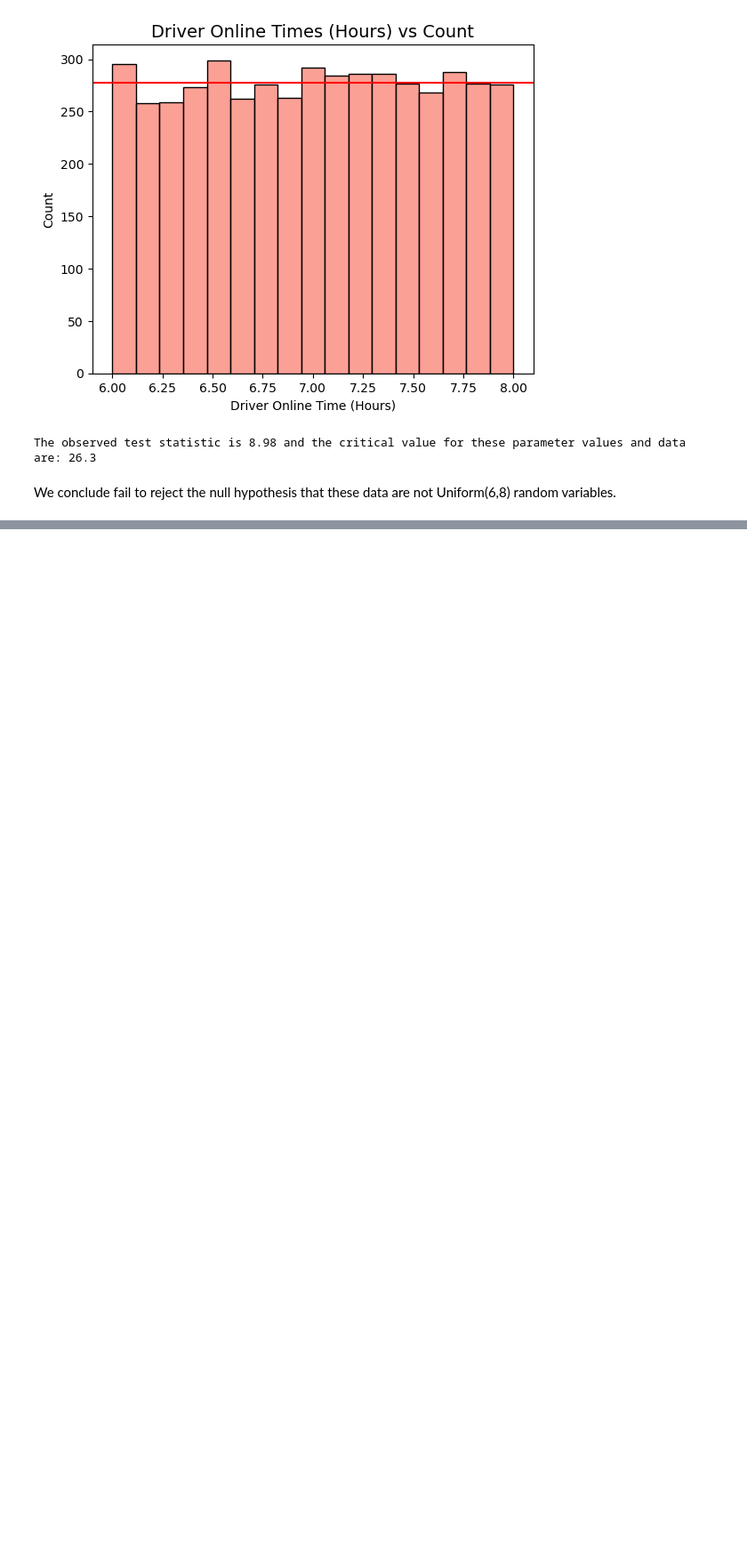
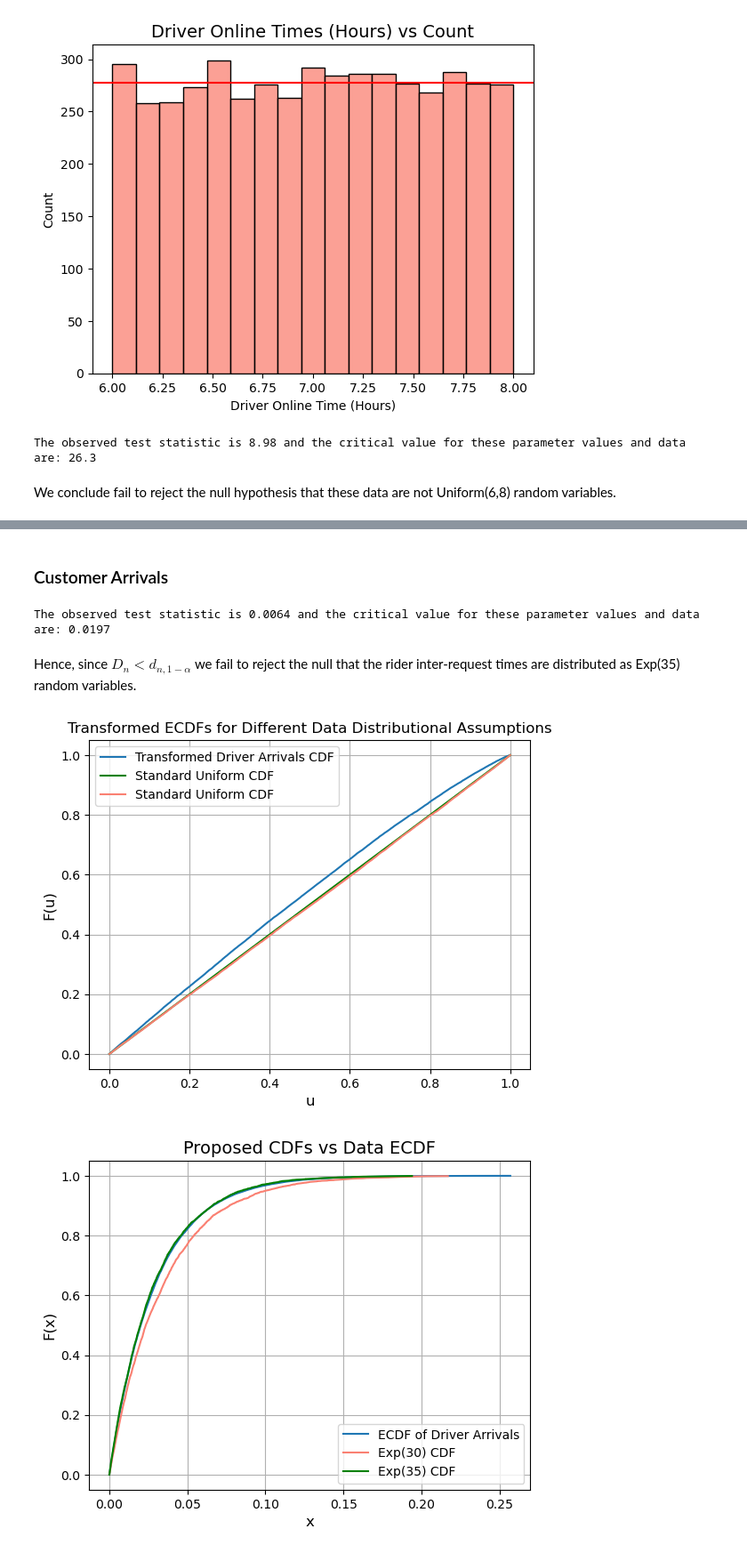
Before and after one commit to ekfortin9059/Simulation-Group-Project-1, a Jupyter notebook: projectcode (with uniform test).ipynb, the cells around one changed output, grey strips where cells are left out. Shown at 89% size. Drawn from its saved outputs; the diff is of its cells as text; code cells hidden in the pictures; blank space fills up the shorter version.

```diff
--- a/projectcode (with uniform test).ipynb
+++ b/projectcode (with uniform test).ipynb
@@ -312,0 +422,60 @@ We conclude fail to reject the null hypothesis that these data are not Uniform(6
+# %% [markdown]
+### Customer Arrivals
+# %%
+# Extract rider request times
+rider_requests = riders_df['request_time']
+
+# Create rider inter-request times
+rider_request_intervals = np.array(rider_requests[1:]) - np.array(rider_requests[0:-1])
+
+# Calculate the observed KS statistic for the proposed distribution of these data
+ks_obs = ks_test(data=rider_request_intervals, func=f_exp, lamb=35)
+
+# Calculate the corresponding KS quantile value
+critical_val = kstwo.isf(0.05, len(driver_arrival_intervals))
+print("The observed test statistic is", round(ks_obs, 4),"and the critical value for these parameter values and data are:", round(critical_val, 4))
+# %% [output]
+The observed test statistic is 0.0064 and the critical value for these parameter values and data are: 0.0197
+# %% [markdown]
+Hence, since $D_n < d_{n,1-\alpha}$ we fail to reject the null that the rider inter-request times are distributed as Exp(35) random variables.
+# %%
+# Transformed data assuming these data are exp(30) and exp(35) random variables respectively
+_, ECDF_trans_30 = ks_test(data=rider_request_intervals, func=f_exp, lamb=30, plot=True)
+_, ECDF_trans_35 = ks_test(data=rider_request_intervals, func=f_exp, lamb=35, plot=True)
+
+# Plot the ECDF of the transformed CDFs for exp(30) and exp(35) r.v.s with the standard uniform CDF
+plt.plot(ECDF_trans_30, np.linspace(0,1,len(ECDF_trans_30)), label="Transformed Driver Arrivals CDF")
+plt.plot(np.linspace(0,1,len(ECDF_trans_30)), np.linspace(0,1,len(ECDF_trans_30)), label="Standard Uniform CDF", color="green")
+plt.plot(ECDF_trans_35, np.linspace(0,1,len(ECDF_trans_35)), label="Standard Uniform CDF", color="salmon")
+plt.legend()
+plt.grid()
+plt.title("Transformed ECDFs for Different Data Distributional Assumptions")
+plt.ylabel("F(u)", fontsize=12)
+plt.xlabel("u", fontsize=12)
+plt.show()
+
+# Generate 5000 Exp(30) random variables and 5000 Exp(35) random variables
+n = 5000
+exp30 = []
+exp35 = []
+
+for i in range(n):
+    exp30.append(random.expovariate(30))
+    exp35.append(random.expovariate(35))
+
+# Calculate the ECDF for the rider inter-request times
+ECDF = np.sort(rider_request_intervals)
+
+# Plot the ECDF for the rider inter-request times and the proposed distributions for these data
+plt.plot(ECDF, np.linspace(0,1,len(ECDF)), label="ECDF of Driver Arrivals")
+plt.plot(np.sort(exp30)[:4995], np.linspace(0,1,n)[:4995], label="Exp(30) CDF", color="salmon")
+plt.plot(np.sort(exp35)[:4997], np.linspace(0,1,n)[:4997], label="Exp(35) CDF", color="green")
+plt.legend()
+plt.grid()
+plt.ylabel("F(x)", fontsize=12)
+plt.xlabel("x", fontsize=12)
+plt.title("Proposed CDFs vs Data ECDF", fontsize=14)
+plt.show()
+# %% [output]
+[figure, added]
+[figure, added]
```
Also changed, not shown: parts of 9 cells of this notebook.
